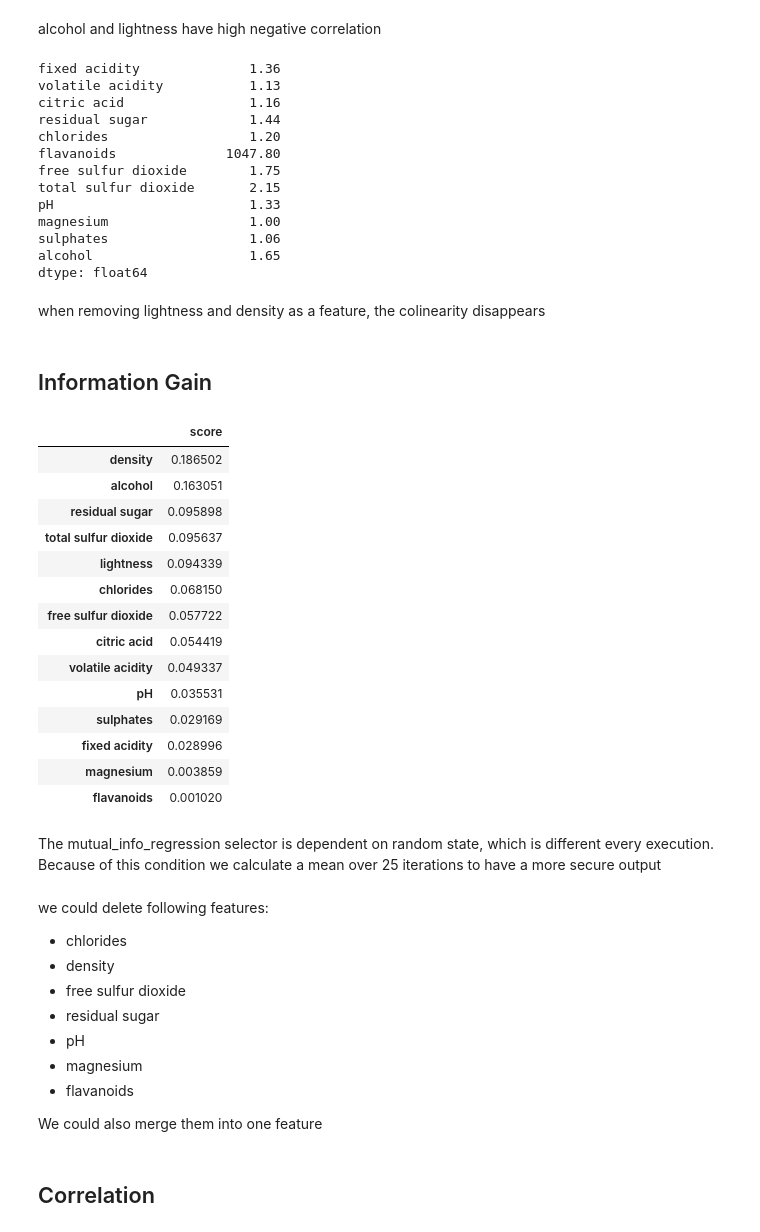
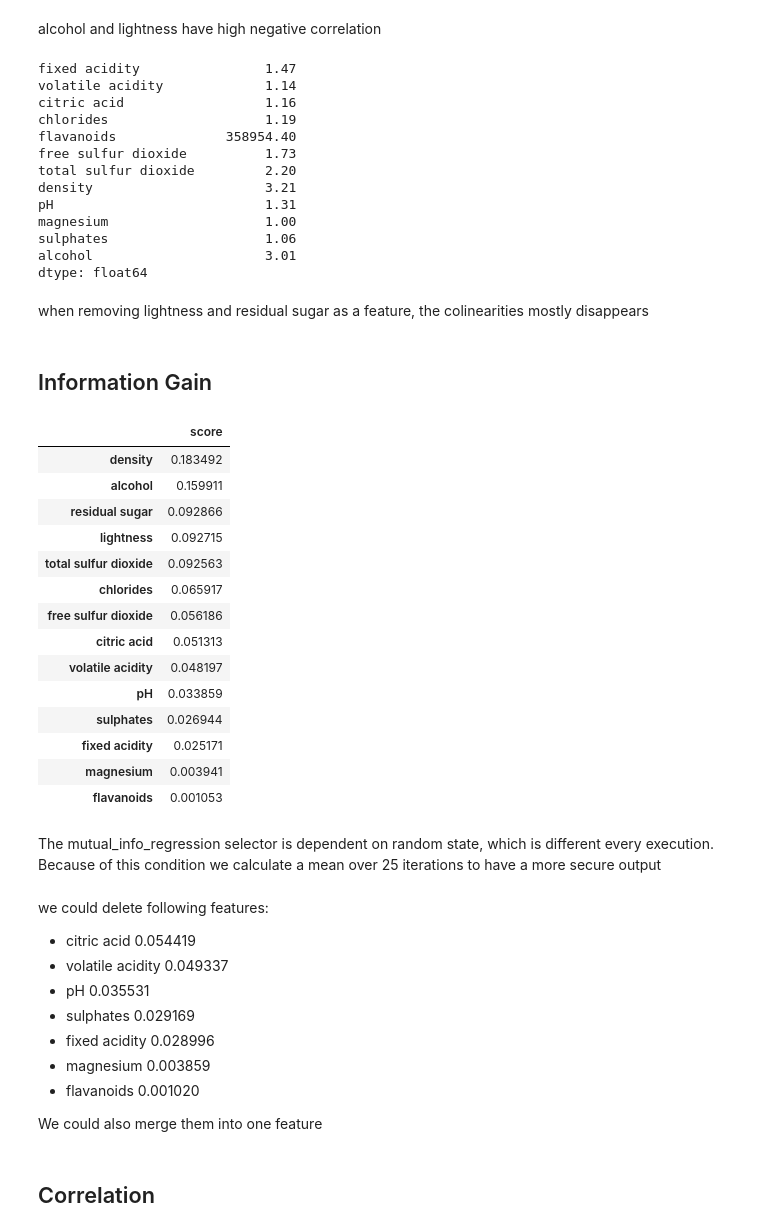
Before and after one commit to proohit/trends-in-ds-team1, a Jupyter notebook: data reduction tasks/white_wine_data_reduction.ipynb, the cells around one changed output. Cells and saved outputs as stored; diff of their text form; code cells hidden in the pictures.

Commit message:
data reduction white wine

```diff
--- a/data reduction tasks/white_wine_data_reduction.ipynb
+++ b/data reduction tasks/white_wine_data_reduction.ipynb
@@ -52,83 +69,79 @@ wine_white['residual sugar'].corr(wine_white['density'])
 # %% [markdown]
 alcohol and lightness have high negative correlation
 # %%
-x = wine_white.dropna().drop('quality', axis=1).drop('lightness',axis=1).drop('density', axis=1).drop('ID', axis=1)
-vif_factors = pd.Series([variance_inflation_factor(x.values, i) for i in range(x.shape[1])], index=x.columns)
-vif_factors = round(vif_factors, 2)
-
-display(vif_factors)
+display(get_vifs_white_wine(wine_white.dropna().drop('quality', axis=1).drop('lightness',axis=1).drop('residual sugar', axis=1).drop('ID', axis=1)))
 # %% [output]
-fixed acidity              1.36
-volatile acidity           1.13
-citric acid                1.16
-residual sugar             1.44
-chlorides                  1.20
-flavanoids              1047.80
-free sulfur dioxide        1.75
-total sulfur dioxide       2.15
-pH                         1.33
-magnesium                  1.00
-sulphates                  1.06
-alcohol                    1.65
+fixed acidity                1.47
+volatile acidity             1.14
+citric acid                  1.16
+chlorides                    1.19
+flavanoids              358954.40
+free sulfur dioxide          1.73
+total sulfur dioxide         2.20
+density                      3.21
+pH                           1.31
+magnesium                    1.00
+sulphates                    1.06
+alcohol                      3.01
 dtype: float64
 # %% [markdown]
-when removing lightness and density as a feature, the colinearity disappears
+when removing lightness and residual sugar as a feature, the colinearities mostly disappears
 # %% [markdown]
 ## Information Gain
 # %%
 from sklearn.feature_selection import SelectKBest
 from sklearn.feature_selection import mutual_info_regression
 import numpy as np
 
 wine_white_nan = wine_white.dropna()
 x = wine_white_nan.drop('ID', axis=1).drop('quality', axis=1)
 y = wine_white_nan['quality']
 
-def get_kbest_sorted(selector,x,y):
+def get_kbest_sorted(selector,x,y,iterations):
     flt = SelectKBest(selector).fit(x,y)
     scores = flt.scores_
     best_features = pd.DataFrame(scores,index=x.columns, columns=['score'])
-    for i in range(1,25):
+    for i in range(1,iterations):
         np.random.seed(i)
         flt = SelectKBest(selector).fit(x,y)
         scores = flt.scores_
         df = pd.DataFrame(scores,index=x.columns, columns=['score'])
         best_features = df + best_features
     best_features = best_features / i
     best_features = best_features.sort_values(by=['score'], ascending=False)
     return best_features
 
 #filtering using Mutual Information = Information Gain
-kbest_mutual_info_regression = get_kbest_sorted(mutual_info_regression, x, y)
+kbest_mutual_info_regression = get_kbest_sorted(mutual_info_regression, x, y, 50)
 
 display(kbest_mutual_info_regression)
 # %% [output]
 |  | score |
-| density | 0.186502 |
-| alcohol | 0.163051 |
-| residual sugar | 0.095898 |
-| total sulfur dioxide | 0.095637 |
-| lightness | 0.094339 |
-| chlorides | 0.068150 |
-| free sulfur dioxide | 0.057722 |
-| citric acid | 0.054419 |
-| volatile acidity | 0.049337 |
-| pH | 0.035531 |
-| sulphates | 0.029169 |
-| fixed acidity | 0.028996 |
-| magnesium | 0.003859 |
-| flavanoids | 0.001020 |
+| density | 0.183492 |
+| alcohol | 0.159911 |
+| residual sugar | 0.092866 |
+| lightness | 0.092715 |
+| total sulfur dioxide | 0.092563 |
+| chlorides | 0.065917 |
+| free sulfur dioxide | 0.056186 |
+| citric acid | 0.051313 |
+| volatile acidity | 0.048197 |
+| pH | 0.033859 |
+| sulphates | 0.026944 |
+| fixed acidity | 0.025171 |
+| magnesium | 0.003941 |
+| flavanoids | 0.001053 |
 # %% [markdown]
 The mutual_info_regression selector is dependent on random state, which is different every execution. Because of this condition we calculate a mean over 25 iterations to have a more secure output
 # %% [markdown]
 we could delete following features:
-- chlorides
-- density
-- free sulfur dioxide
-- residual sugar
-- pH
-- magnesium
-- flavanoids
+- citric acid	0.054419
+- volatile acidity	0.049337
+- pH	0.035531
+- sulphates	0.029169
+- fixed acidity	0.028996
+- magnesium	0.003859
+- flavanoids	0.001020
 
 We could also merge them into one feature
 # %% [markdown]
```
Also changed, not shown: parts of 8 cells of this notebook, 1 other file.
